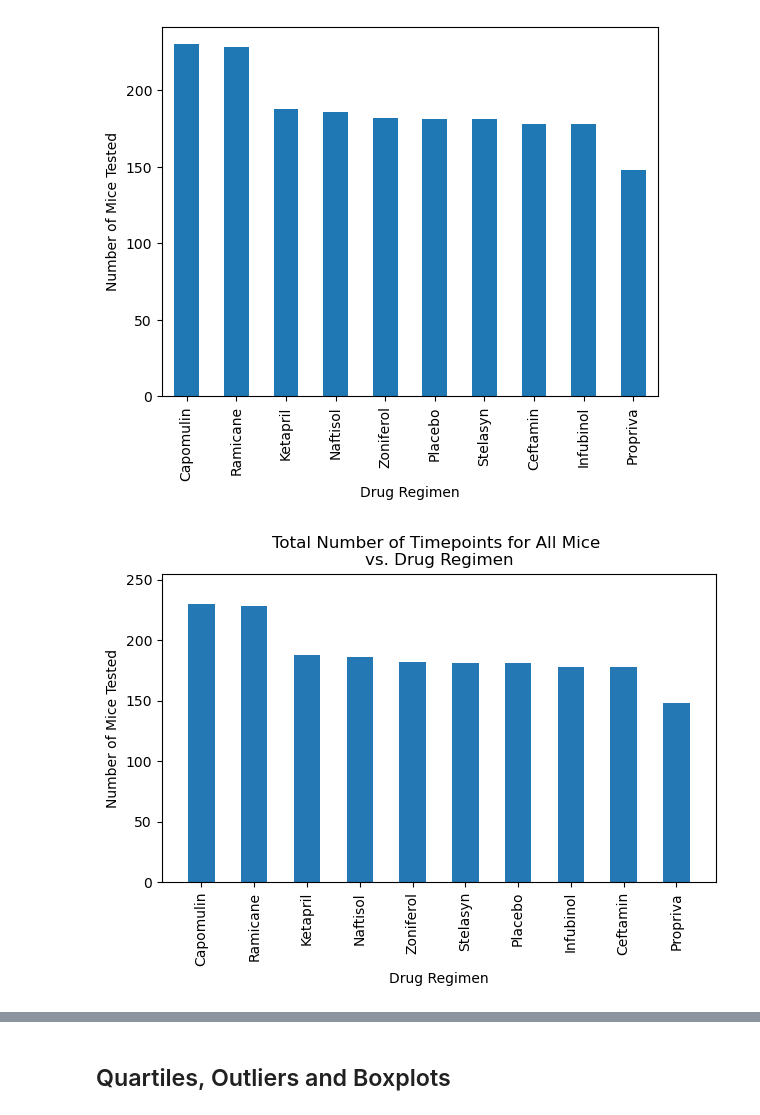
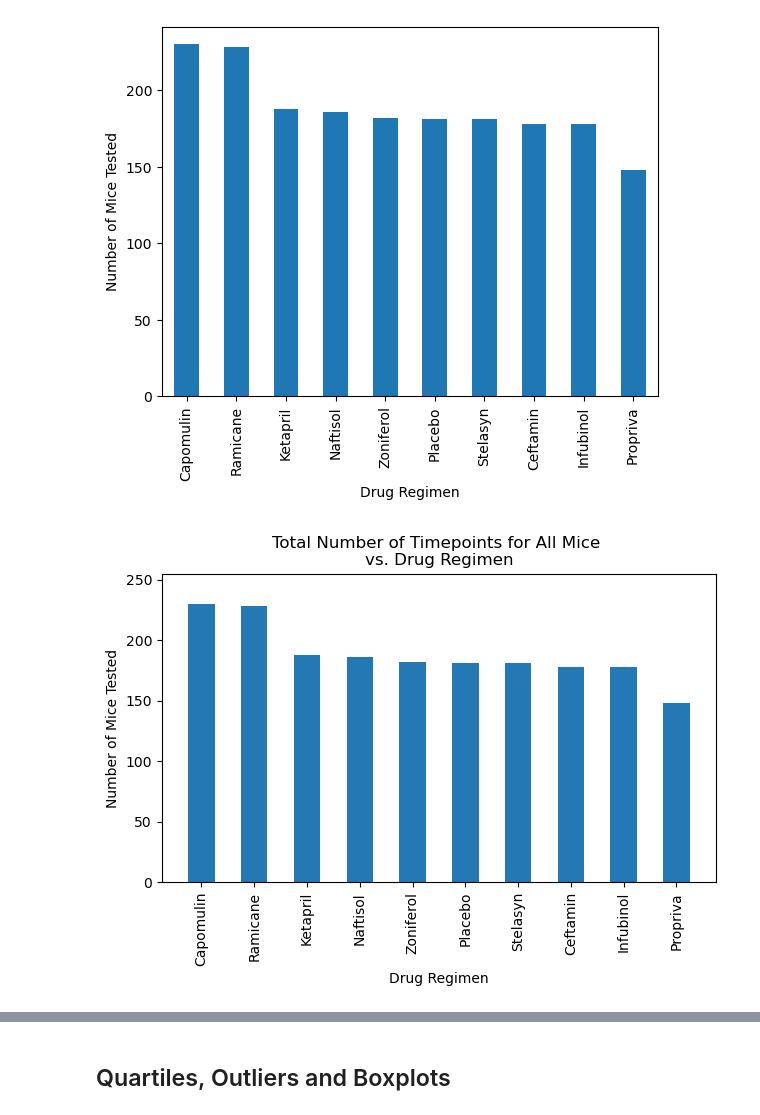
Before and after one commit to chadbarlow/gt-data-bootcamp_challenge-05_matplotlib, a Jupyter notebook: main.ipynb, the cells around one changed output, grey strips where cells are left out. Drawn from its saved outputs; the diff is of its cells as text; code cells hidden in the pictures.

```diff
--- a/main.ipynb
+++ b/main.ipynb
@@ -155,16 +155,19 @@ pandas_bar.set_ylabel("Number of Mice Tested");
 [figure]
 # %%
 # Generate a bar plot showing the total number of timepoints for all mice tested for each drug regimen using pyplot.
+xy_values = clean_df.groupby("Drug Regimen").count()["Mouse ID"].sort_values(ascending=False)
+x_values = xy_values.index
+y_values = list(xy_values)
 plt.bar(x_values, y_values, width=0.5, color="#2478B4", alpha=1, align="center")
 plt.xticks(rotation=90)
 plt.title("Total Number of Timepoints for All Mice \nvs. Drug Regimen")
 plt.xlabel("Drug Regimen")
 plt.ylabel("Number of Mice Tested")
 plt.xlim(-0.75, len(x_values) - 0.25)
 plt.ylim(0, max(y_values) + 25)
 plt.tight_layout()
 # %% [output]
-[figure, old version]
+[figure, new version]
 # %%
 # Generate a pie plot showing the distribution of female versus male mice using Pandas
 clean_df["Sex"].value_counts().plot(kind="pie", autopct="%1.1f%%");
```
Also changed, not shown: parts of 11 cells of this notebook, 1 other file.
